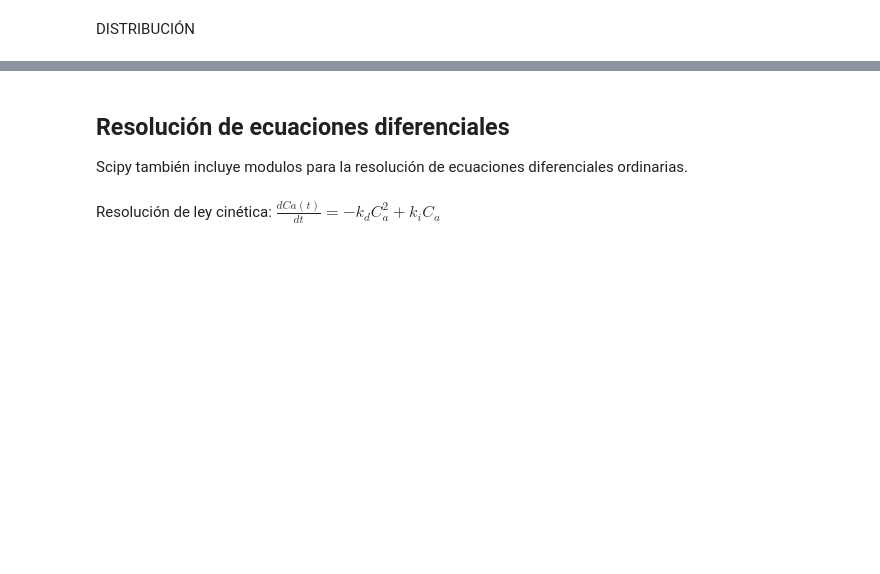
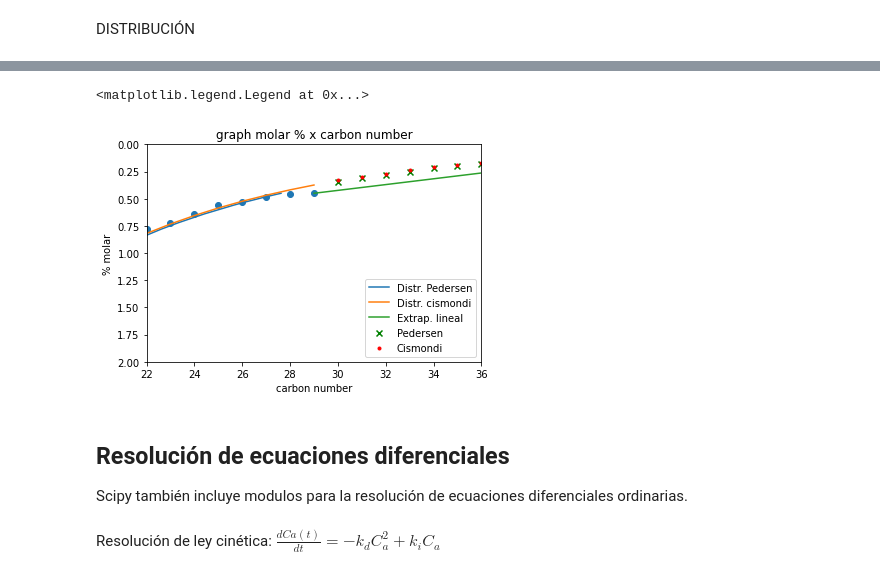
Before and after one commit to MarlenGabrich/GTF, a Jupyter notebook: Copia_de_Intro_Paquetes_Python.ipynb, the cells around one changed output, grey strips where cells are left out. Cells and saved outputs as stored; diff of their text form; code cells hidden in the pictures; blank space fills up the shorter version.

```diff
--- a/Copia_de_Intro_Paquetes_Python.ipynb
+++ b/Copia_de_Intro_Paquetes_Python.ipynb
@@ -244,17 +243,30 @@ def elx(c,z,cmax,ve):
 # %%
-Cn_max = 36
+Cn_max = 37
+cn_mini = c_n[-1]
+
 """MplusPed = dfmin['molarmass_plus'][36]"""    #Valor muy diferente al de tabla exp.
-"""zplus = dfmin['molarperc_values'][36]"""     # Valor muy diferente al de tabla exp
-c_dist = np.array([range(c_n[-1],Cn_max)])
+"""zplus = dfmin['molarperc_values'][36]"""     #Valor muy diferente al de tabla exp
+
+c_dist = np.array([range(c_n[-1]+1,Cn_max)])
+
 mm_plus = float(df_mbc['molar_mass'][-1])
 mp_plus = float(df_mbc['molar_percentage'][-1])
 
 #Cismondi
-Mi_c = cismondi_M(c_dist,C)
-#mi_perplus_c = (Mi_c*(mp_plus)/mm_plus)
+Mmi_c = cismondi_M(c_dist,C).round(2)                 #tendencia aum. OK
+zi_c = cismondi_z(c_dist,Ac,Bc).round(2)
 
 #Pedersen
-Mi_ped = pedersen_M(c_dist)
-zi_ped = molar_fraction(c_dist,A,B)
-#Miperplus_ped = (Mi_ped*mp_plus)/mm_plus
+Mmi_ped = pedersen_M(c_dist).round(2)                    #aumenta OK
+zi_ped = molar_fraction(c_dist,A,B).round(2)             #disminuye OK
+
+df_ped = df_mbc.drop([df_mbc.index[-1]],axis=0).reset_index().drop('ID',axis=1)
+df_cis = df_mbc.drop([df_mbc.index[-1]],axis=0).reset_index().drop('ID',axis=1)
+
+for i in range(0,Cn_max-cn_mini-1):
+  df_ped = df_ped.append({'component':cn_mini+1+i,'molar_mass':Mmi_ped[0:,i], 'molar_percentage':zi_ped[0:,i]},ignore_index=True)
+  df_cis = df_cis.append({'component':cn_mini+1+i,'molar_mass':Mmi_c[0:,i],'molar_percentage':zi_c[0:,i]}, ignore_index=True)
+
+df_ped['molar_percentage'].sum(), df_cis['molar_percentage'].sum()
+df_ped.set_index('component'), df_cis.set_index('component')
 # %% [output]
@@ -262,18 +290,26 @@ zi_ped = molar_fraction(c_dist,A,B)
 # %%
-plt.plot(carbon_number(z_exp, A, B),z_exp)
+plt.plot(carbon_number(z_exp, A, B),z_exp, label = 'Distr. Pedersen')
+plt.plot(c_n,cismondi_z(c_n,Ac,Bc),label= 'Distr. cismondi')
 plt.scatter(c_n,z_exp)
 plt.ylabel('% molar')
 plt.xlabel('carbon number')
-plt.ylim(5,0)
-plt.xlim(7,37)
+plt.ylim(2,0)
+plt.xlim(22,36)
 plt.title('graph molar % x carbon number')
-plt.text(21,1.2,'Cn = A + B In Zn')
 
 #Extrapolación lineal
 z_extrap,c_extrap = elx(c_n,z_exp,37,4)
-plt.plot(c_extrap,z_extrap)
+plt.plot(c_extrap,z_extrap, label= 'Extrap. lineal')
 
+#Pedersen
+plt.scatter(c_dist,zi_ped,label = 'Pedersen', marker = 'x', color='green')
 #Cismondi
+plt.scatter(c_dist,zi_c, label = 'Cismondi', marker = '.', color='red')
+
+plt.legend(loc='lower right')
+# %% [output]
+<matplotlib.legend.Legend at 0x...>
+[figure, added]
 # %% [markdown]
 ## Resolución de ecuaciones diferenciales
 
```
Also changed, not shown: parts of 14 cells of this notebook.
